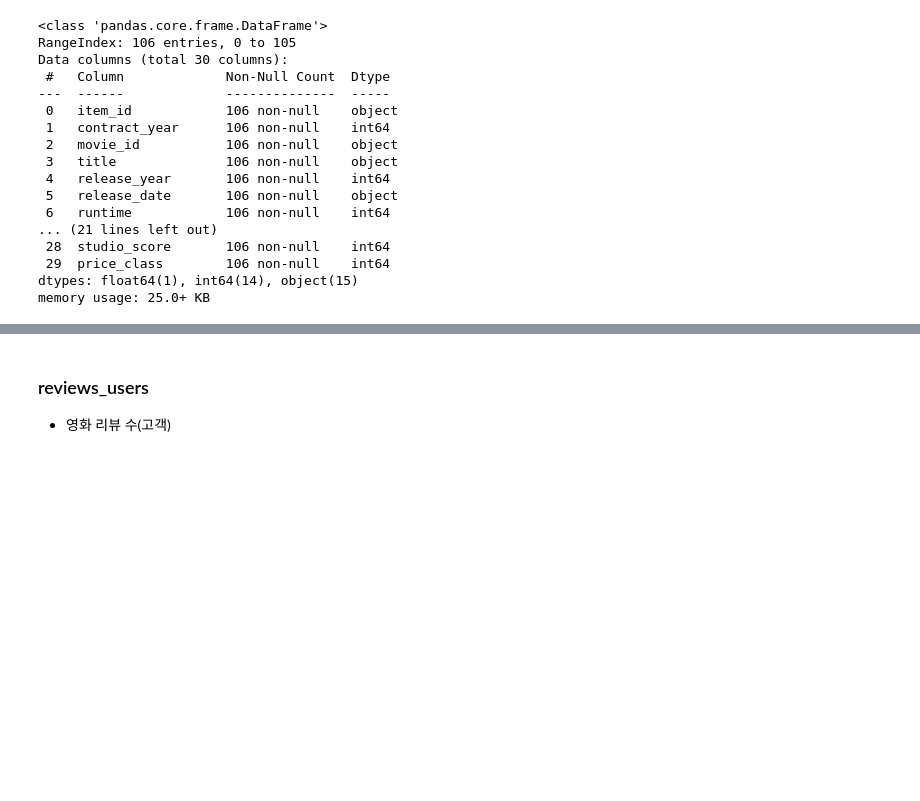
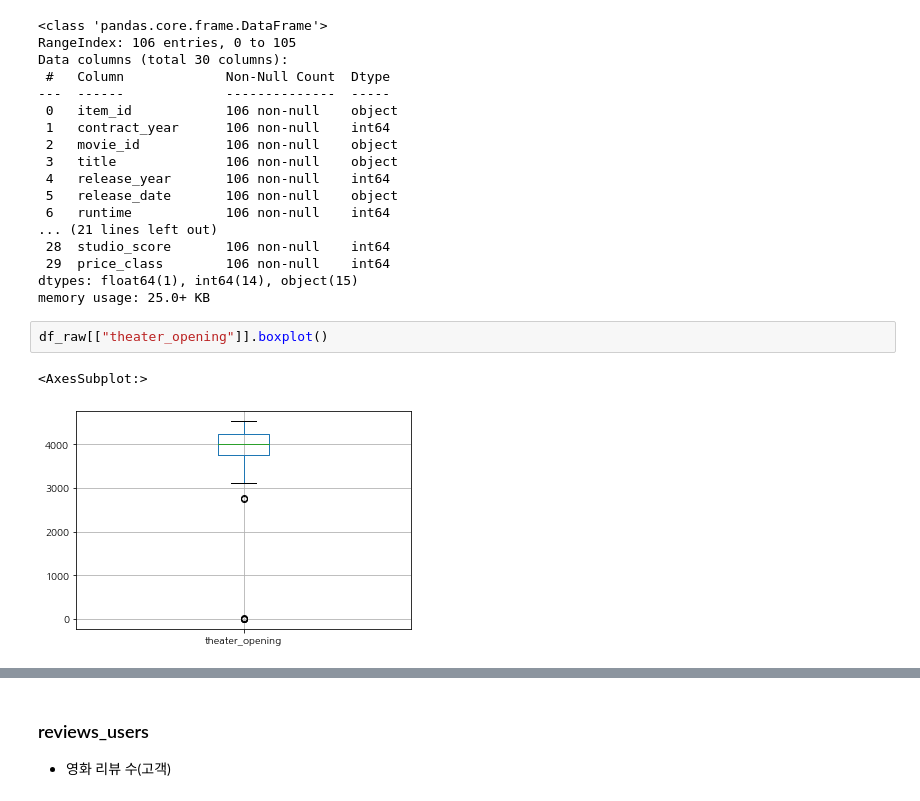
Before and after one commit to nonegom/POSCO-AI-Big-Data, a Jupyter notebook: CG, HC_이상치 제거.ipynb, the cells around one changed output, grey strips where cells are left out. Drawn from its saved outputs; the diff is of its cells as text; blank space fills up the shorter version.

```diff
--- a/CG, HC_이상치 제거.ipynb
+++ b/CG, HC_이상치 제거.ipynb
@@ -183,5 +181,10 @@ Data columns (total 30 columns):
  29  price_class        106 non-null    int64
 dtypes: float64(1), int64(14), object(15)
 memory usage: 25.0+ KB
+# %%
+df_raw[["theater_opening"]].boxplot()
+# %% [output]
+<AxesSubplot:>
+[figure, added]
 # %%
 plt.subplot(221)
```
Also changed, not shown: parts of 2 cells of this notebook, 6 other files.
